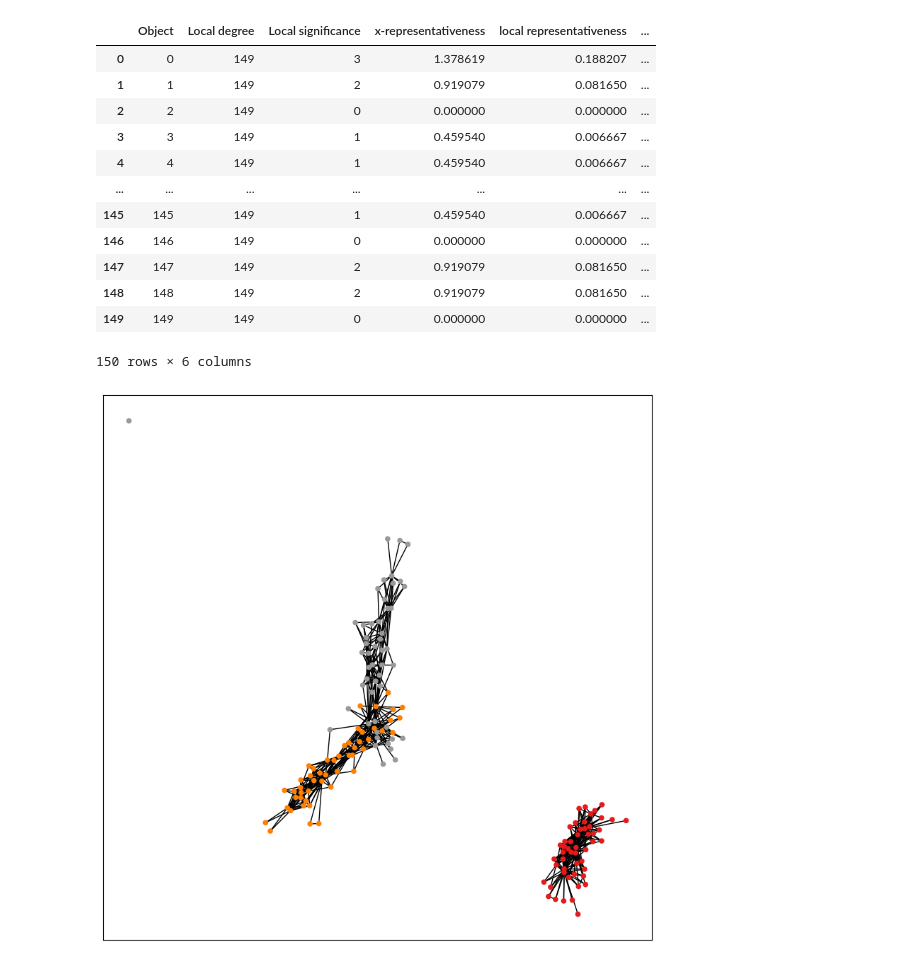
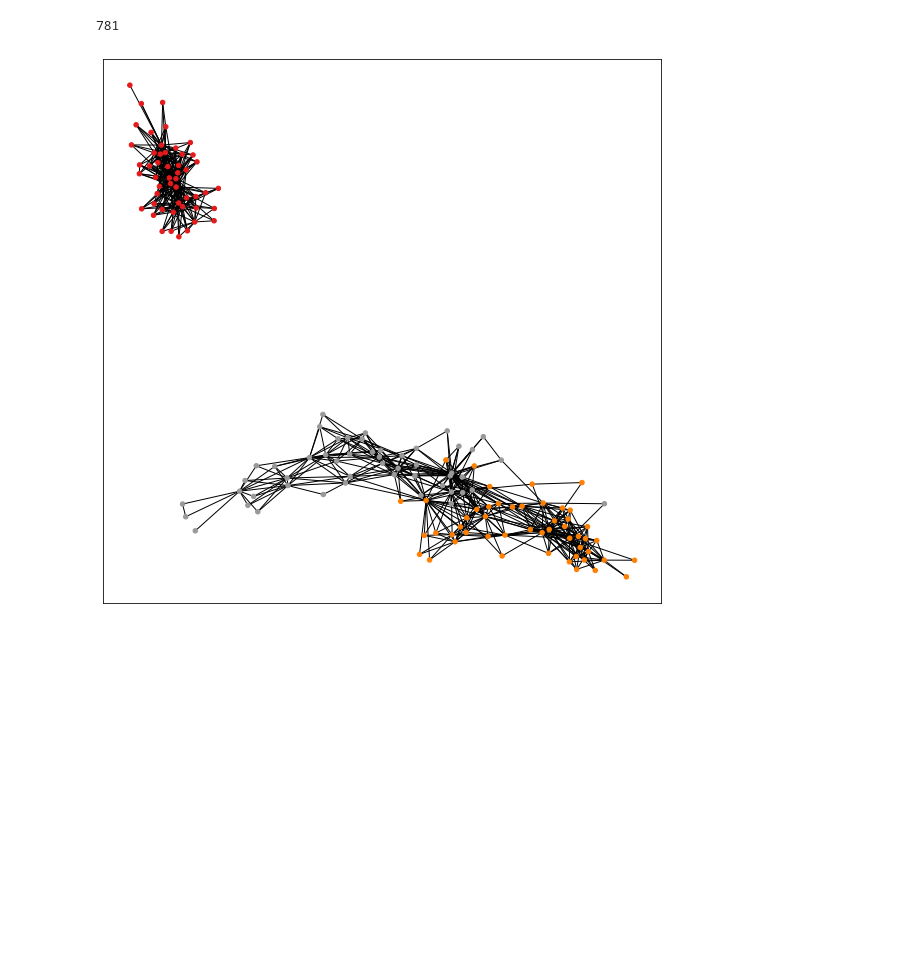
Before and after one commit to Forcoa-NET/LRNet, a Jupyter notebook: src/lrnet.ipynb, the cells around one changed output. Saved outputs shown, nothing was run; the diff lists cells and outputs as text; code cells hidden in the pictures; blank space fills up the shorter version.

```diff
--- a/src/lrnet.ipynb
+++ b/src/lrnet.ipynb
@@ -235,16 +11,0 @@ df = pd.DataFrame(data=data, columns=columns)
-# %%
-df
-# %% [output]
-|  | Object | Local degree | Local significance | x-representativeness | local representativeness | ... |
-| 0 | 0 | 149 | 3 | 1.378619 | 0.188207 | ... |
-| 1 | 1 | 149 | 2 | 0.919079 | 0.081650 | ... |
-| 2 | 2 | 149 | 0 | 0.000000 | 0.000000 | ... |
-| 3 | 3 | 149 | 1 | 0.459540 | 0.006667 | ... |
-| 4 | 4 | 149 | 1 | 0.459540 | 0.006667 | ... |
-| ... | ... | ... | ... | ... | ... | ... |
-| 145 | 145 | 149 | 1 | 0.459540 | 0.006667 | ... |
-| 146 | 146 | 149 | 0 | 0.000000 | 0.000000 | ... |
-| 147 | 147 | 149 | 2 | 0.919079 | 0.081650 | ... |
-| 148 | 148 | 149 | 2 | 0.919079 | 0.081650 | ... |
-| 149 | 149 | 149 | 0 | 0.000000 | 0.000000 | ... |
-150 rows × 6 columns
@@ -269,10 +12,10 @@ G = LRNet(D)
+# %%
+print(len(G.edges()))
+# %% [output]
+781
 # %%
-def plot_graph(G, labels):
-    nx.draw_networkx(G, with_labels=False, node_color=labels, cmap=plt.cm.Set1, node_size=20)
+plt.figure(figsize=(10, 10))
+labels = D[label].cat.codes
+nx.draw_networkx(G, with_labels=False, node_color=labels, cmap=plt.cm.Set1, node_size=20)
+# %% [output]
+[figure, added]
-# %%
-plt.figure(figsize=(10, 10))
-plot_graph(G, D[label].cat.codes)
-# TODO: plot label legend from D[label].values.categories
-plt.show()
-# %% [output]
-[figure, removed]
```
Also changed, not shown: parts of 21 cells of this notebook, 2 other files.
